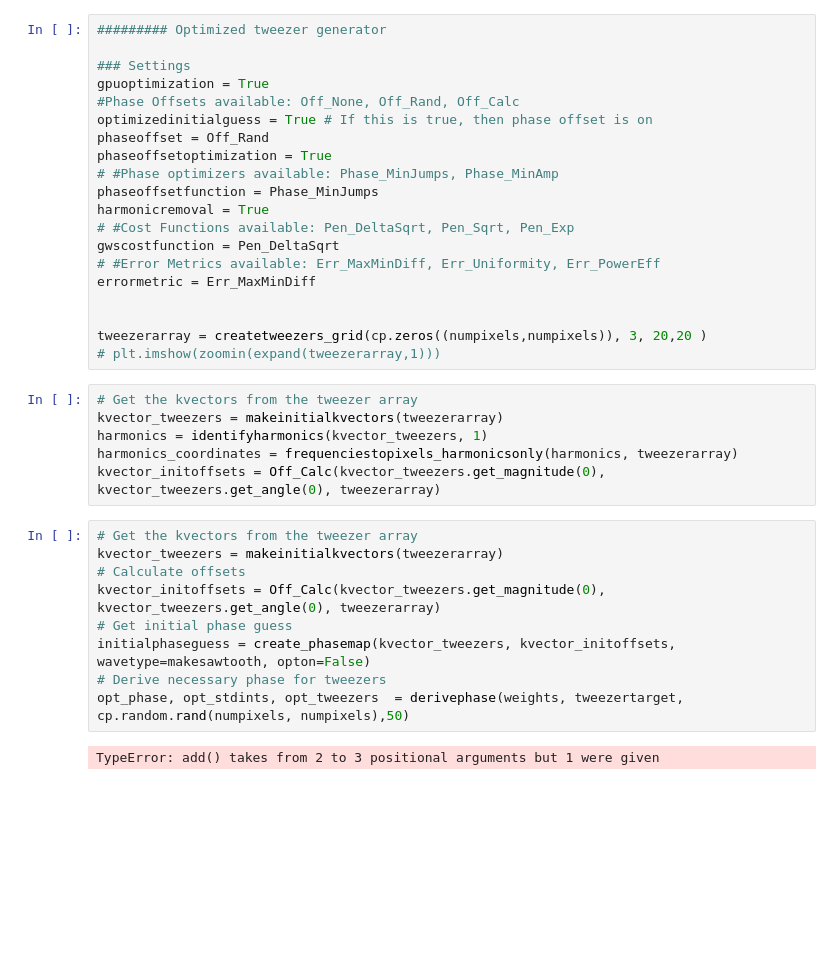
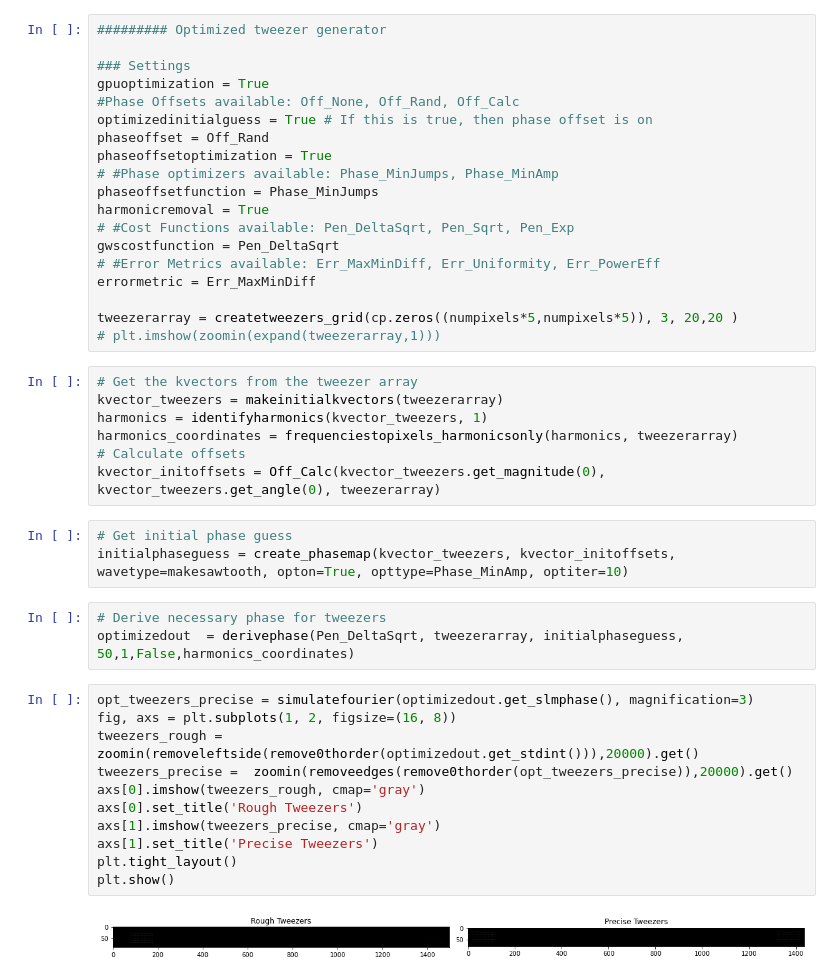
Before and after one commit to nsong03/Ultracold-Research, a Jupyter notebook: GWS-Summer2024/phasematching_aodpulse.ipynb, the cells around one changed output. Saved outputs shown, nothing was run; the diff lists cells and outputs as text; blank space fills up the shorter version.

```diff
--- a/GWS-Summer2024/phasematching_aodpulse.ipynb
+++ b/GWS-Summer2024/phasematching_aodpulse.ipynb
@@ -668,23 +854,31 @@ gwscostfunction = Pen_DeltaSqrt
 # #Error Metrics available: Err_MaxMinDiff, Err_Uniformity, Err_PowerEff
 errormetric = Err_MaxMinDiff
 
-
-tweezerarray = createtweezers_grid(cp.zeros((numpixels,numpixels)), 3, 20,20 )
+tweezerarray = createtweezers_grid(cp.zeros((numpixels*5,numpixels*5)), 3, 20,20 )
 # plt.imshow(zoomin(expand(tweezerarray,1)))
 # %%
 # Get the kvectors from the tweezer array
 kvector_tweezers = makeinitialkvectors(tweezerarray)
 harmonics = identifyharmonics(kvector_tweezers, 1)
 harmonics_coordinates = frequenciestopixels_harmonicsonly(harmonics, tweezerarray)
+# Calculate offsets
 kvector_initoffsets = Off_Calc(kvector_tweezers.get_magnitude(0), kvector_tweezers.get_angle(0), tweezerarray)
-# %%
-# Get the kvectors from the tweezer array
-kvector_tweezers = makeinitialkvectors(tweezerarray)
-# Calculate offsets
-kvector_initoffsets = Off_Calc(kvector_tweezers.get_magnitude(0), kvector_tweezers.get_angle(0), tweezerarray)
-# Get initial phase guess
-initialphaseguess = create_phasemap(kvector_tweezers, kvector_initoffsets, wavetype=makesawtooth, opton=False)
-# Derive necessary phase for tweezers
-opt_phase, opt_stdints, opt_tweezers  = derivephase(weights, tweezertarget, cp.random.rand(numpixels, numpixels),50)
-# %% [output]
-TypeError: add() takes from 2 to 3 positional arguments but 1 were given
+# %%
+# Get initial phase guess
+initialphaseguess = create_phasemap(kvector_tweezers, kvector_initoffsets, wavetype=makesawtooth, opton=True, opttype=Phase_MinAmp, optiter=10)
+# %%
+# Derive necessary phase for tweezers
+optimizedout  = derivephase(Pen_DeltaSqrt, tweezerarray, initialphaseguess, 50,1,False,harmonics_coordinates)
+# %%
+opt_tweezers_precise = simulatefourier(optimizedout.get_slmphase(), magnification=3)
+fig, axs = plt.subplots(1, 2, figsize=(16, 8))
+tweezers_rough = zoomin(removeleftside(remove0thorder(optimizedout.get_stdint())),20000).get()
+tweezers_precise =  zoomin(removeedges(remove0thorder(opt_tweezers_precise)),20000).get()
+axs[0].imshow(tweezers_rough, cmap='gray')
+axs[0].set_title('Rough Tweezers')
+axs[1].imshow(tweezers_precise, cmap='gray')
+axs[1].set_title('Precise Tweezers')
+plt.tight_layout()
+plt.show()
+# %% [output]
+[figure, added]
```
Also changed, not shown: parts of 5 cells of this notebook.
